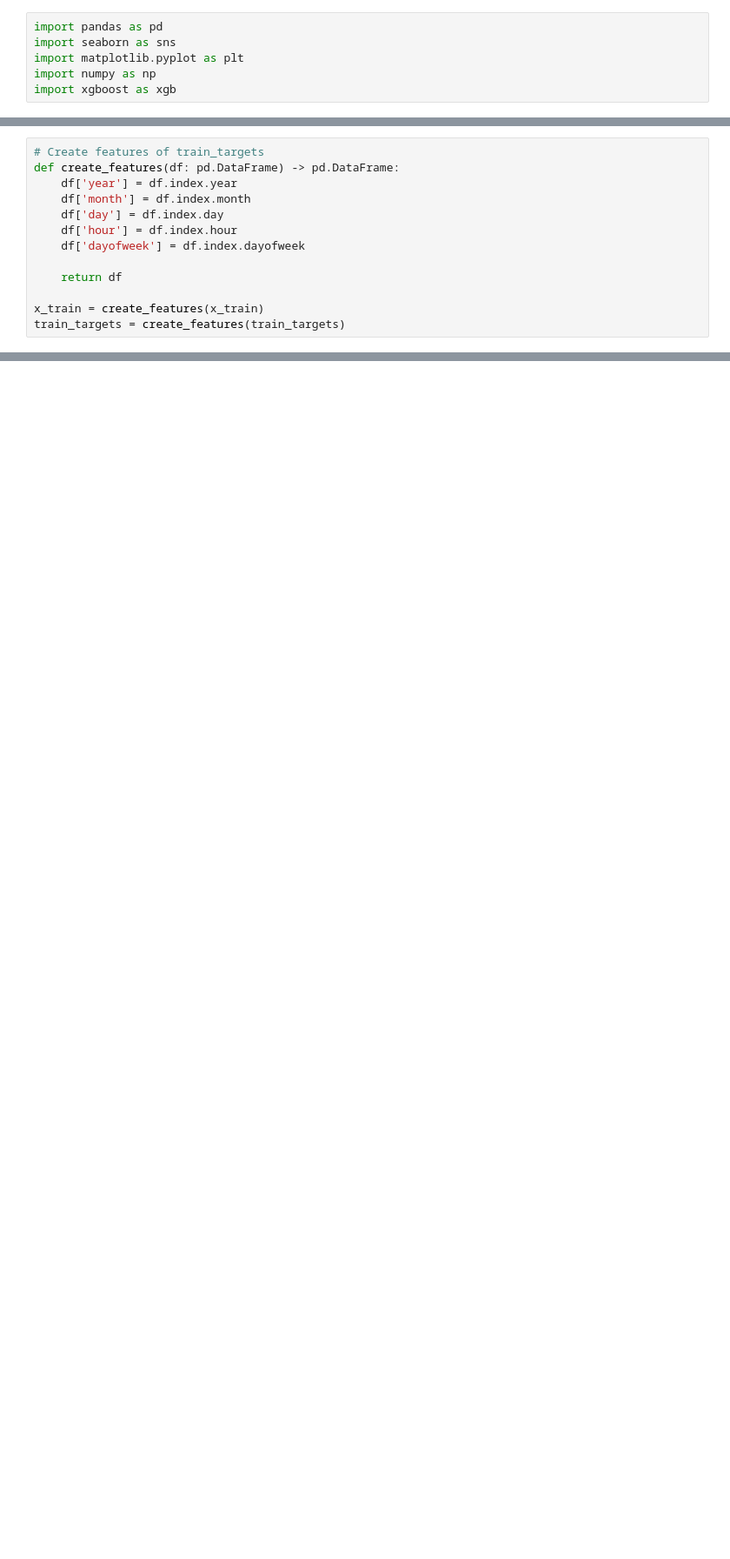
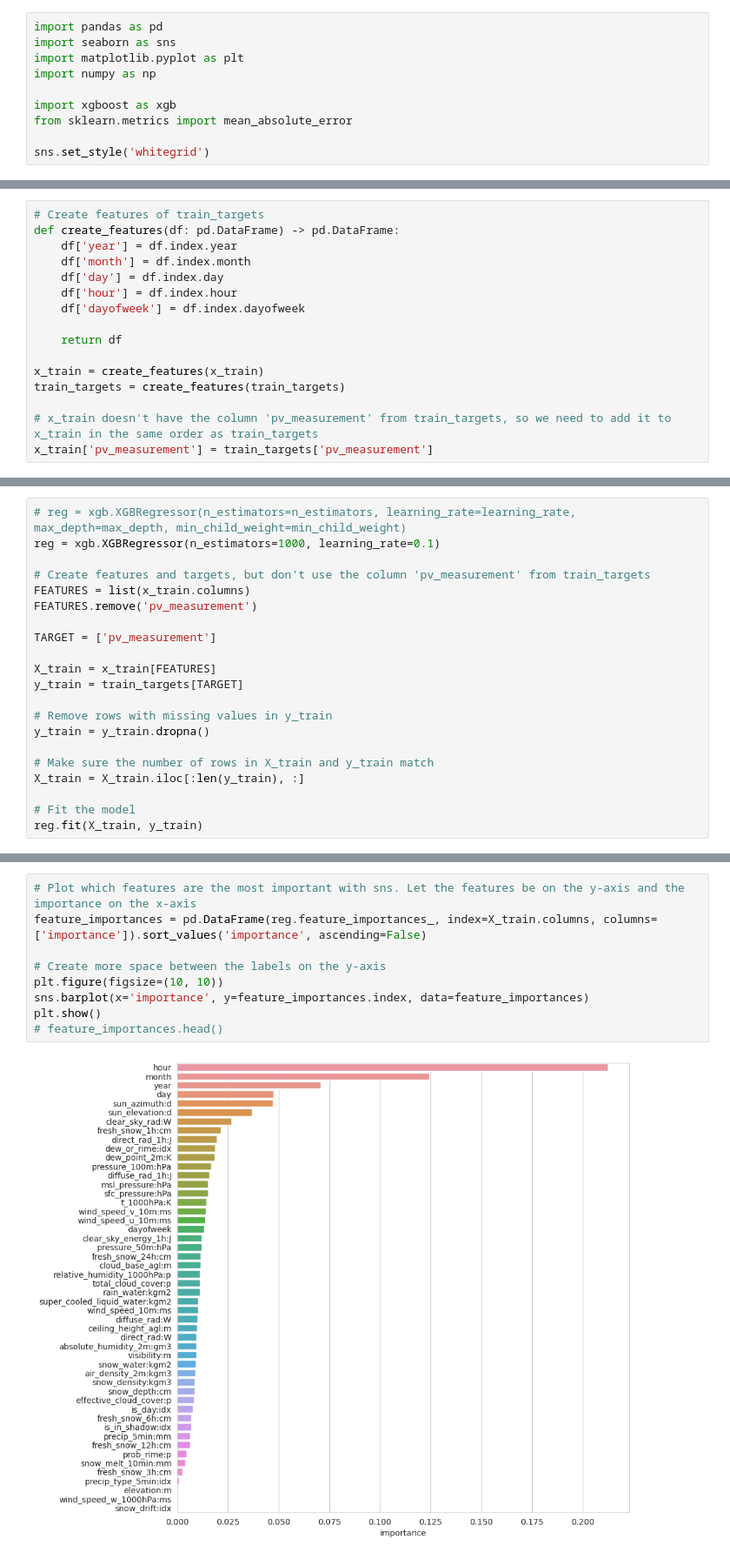
Before and after one commit to stinkyElias/TDT4173-ML, a Jupyter notebook: first_try_elias.ipynb, the cells around one changed output, grey strips where cells are left out. Shown: that part at 87% size. Drawn from its saved outputs; the diff is of its cells as text; blank space fills up the shorter version.

Commit message:
Tried first model in location A. Not good results

```diff
--- a/first_try_elias.ipynb
+++ b/first_try_elias.ipynb
@@ -3,7 +3,11 @@ import pandas as pd
 import seaborn as sns
 import matplotlib.pyplot as plt
 import numpy as np
+
 import xgboost as xgb
+from sklearn.metrics import mean_absolute_error
+
+sns.set_style('whitegrid')
 # %%
 train_targets = pd.read_parquet('data/A/parquet/train_targets.parquet', engine='pyarrow')
 x_test_estimated = pd.read_parquet('data/A/parquet/X_test_estimated.parquet', engine='pyarrow')
@@ -40,6 +33,9 @@ def create_features(df: pd.DataFrame) -> pd.DataFrame:
 
 x_train = create_features(x_train)
 train_targets = create_features(train_targets)
+
+# x_train doesn't have the column 'pv_measurement' from train_targets, so we need to add it to x_train in the same order as train_targets
+x_train['pv_measurement'] = train_targets['pv_measurement']
 # %%
 # Create features and targets
 FEATURES = list(x_train.columns)
@@ -69,0 +55,21 @@ Stack trace:
+# %%
+# reg = xgb.XGBRegressor(n_estimators=n_estimators, learning_rate=learning_rate, max_depth=max_depth, min_child_weight=min_child_weight)
+reg = xgb.XGBRegressor(n_estimators=1000, learning_rate=0.1)
+
+# Create features and targets, but don't use the column 'pv_measurement' from train_targets
+FEATURES = list(x_train.columns)
+FEATURES.remove('pv_measurement')
+
+TARGET = ['pv_measurement']
+
+X_train = x_train[FEATURES]
+y_train = train_targets[TARGET]
+
+# Remove rows with missing values in y_train
+y_train = y_train.dropna()
+
+# Make sure the number of rows in X_train and y_train match
+X_train = X_train.iloc[:len(y_train), :]
+
+# Fit the model
+reg.fit(X_train, y_train)
@@ -69,0 +88,11 @@ Stack trace:
+# %%
+# Plot which features are the most important with sns. Let the features be on the y-axis and the importance on the x-axis
+feature_importances = pd.DataFrame(reg.feature_importances_, index=X_train.columns, columns=['importance']).sort_values('importance', ascending=False)
+
+# Create more space between the labels on the y-axis
+plt.figure(figsize=(10, 10))
+sns.barplot(x='importance', y=feature_importances.index, data=feature_importances)
+plt.show()
+# feature_importances.head()
+# %% [output]
+[figure, added]
```
Also changed, not shown: parts of 8 cells of this notebook.
